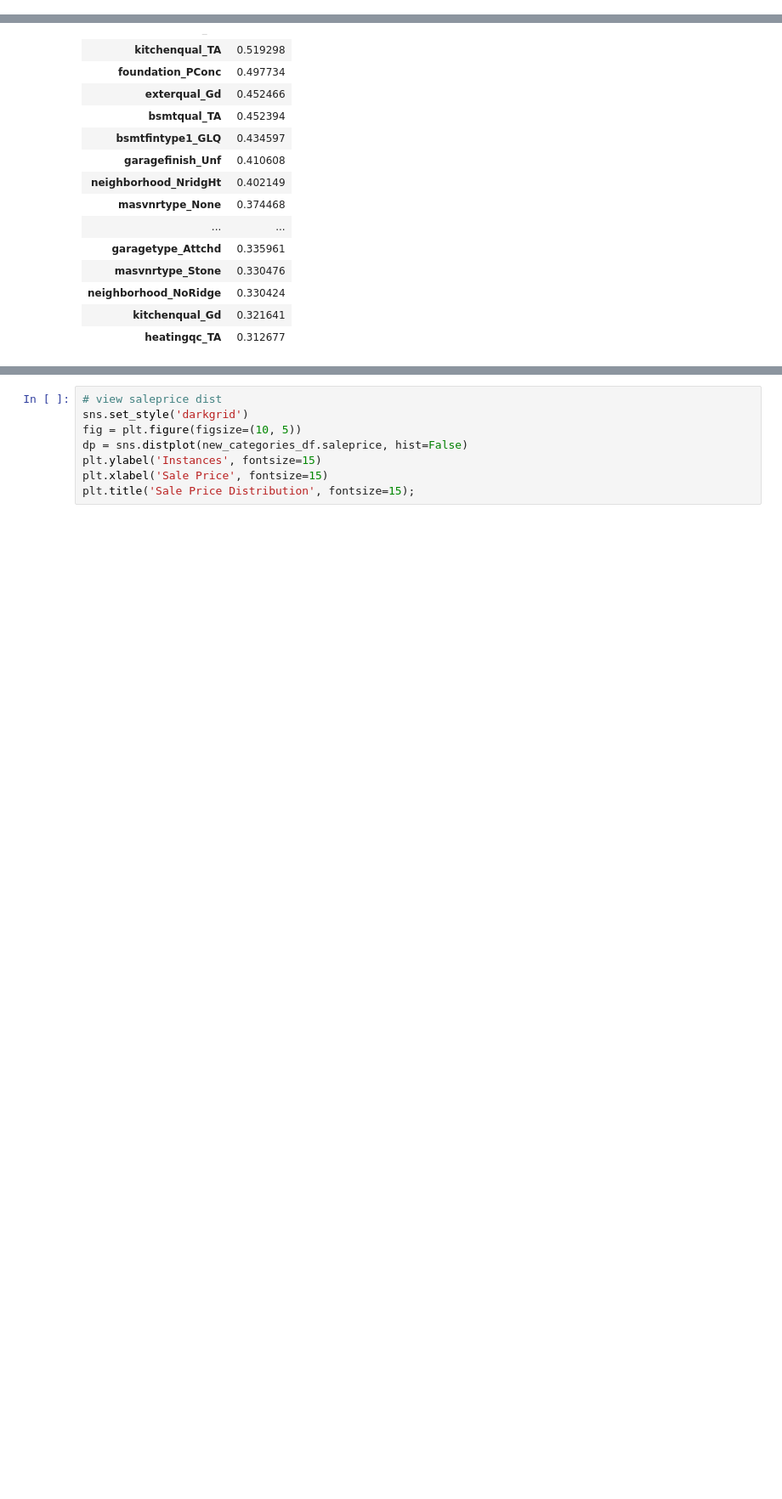
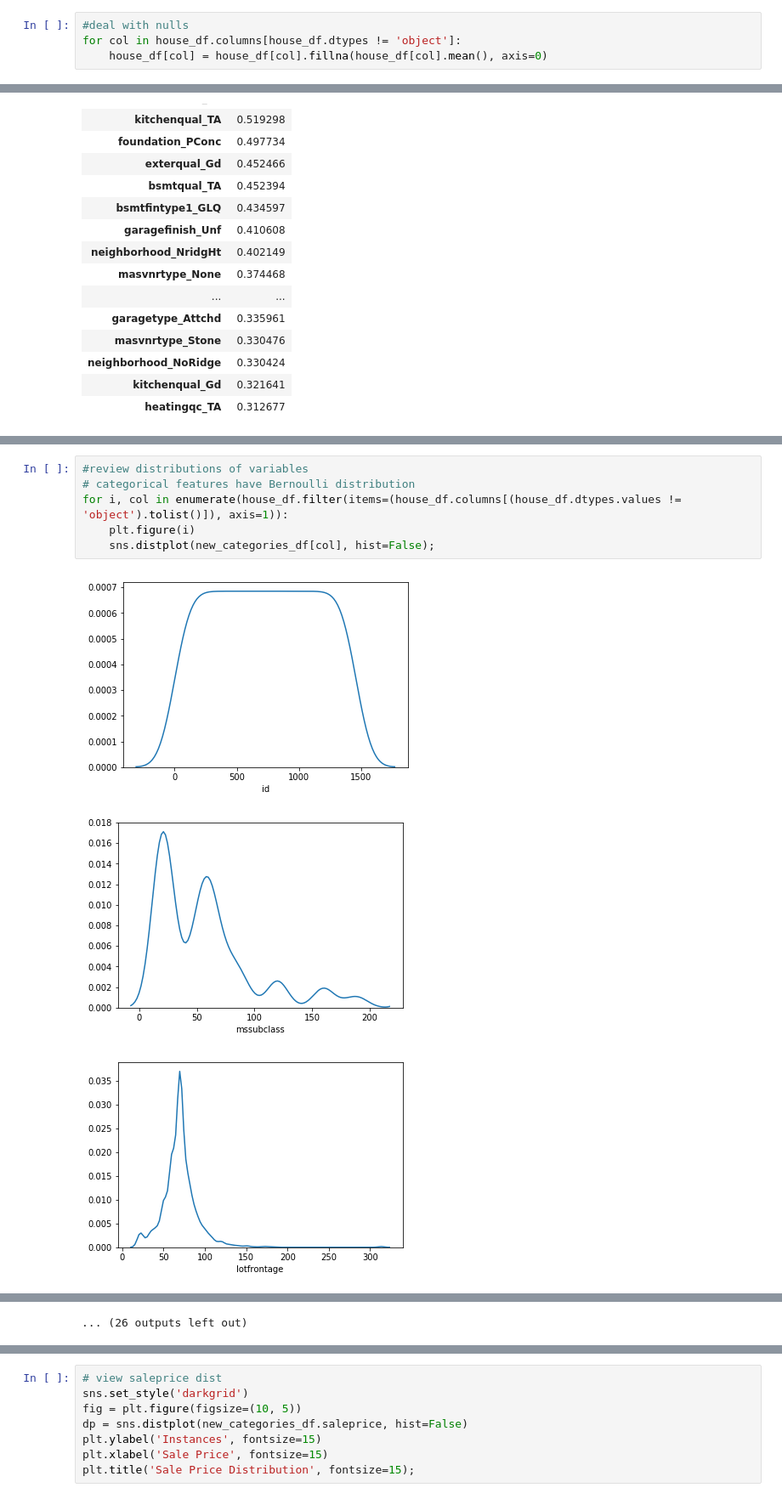
Before and after one commit to chrisoyer/thinkful_notes, a Jupyter notebook: Unit_2_supervised_learning/19/19.8_Regression_Challenge.ipynb, the cells around one changed output, grey strips where cells are left out. Shown at 85% size. Drawn from its saved outputs; the diff is of its cells as text; blank space fills up the shorter version.

```diff
--- a/Unit_2_supervised_learning/19/19.8_Regression_Challenge.ipynb
+++ b/Unit_2_supervised_learning/19/19.8_Regression_Challenge.ipynb
@@ -111,6 +111,10 @@ Index(['id', 'mssubclass', 'lotfrontage', 'lotarea', 'overallqual',
        'openporchsf', 'enclosedporch', 'threessnporch', 'screenporch',
        'poolarea', 'miscval', 'mosold', 'yrsold', 'saleprice'],
       dtype='object')
+# %%
+#deal with nulls
+for col in house_df.columns[house_df.dtypes != 'object']:
+    house_df[col] = house_df[col].fillna(house_df[col].mean(), axis=0)
 # %%
 house_df.corr()["saleprice"].abs().sort_values(ascending=False)
 # %% [output]
@@ -164,2 +168,12 @@ new_categories_df = pd.concat([new_categories_df.loc[:,new_categories_df.columns
                                house_df.filter(items=(house_df.columns[(house_df.dtypes.values != 'object').tolist()]), axis=1)],
                               axis=1) #tolist() needed to avoid hashability issue
+# %%
+#review distributions of variables
+# categorical features have Bernoulli distribution
+for i, col in enumerate(house_df.filter(items=(house_df.columns[(house_df.dtypes.values != 'object').tolist()]), axis=1)):
+    plt.figure(i)
+    sns.distplot(new_categories_df[col], hist=False);
+# %% [output]
+[figure, added]
+[figure, added]
+[figure, added]
@@ -165,0 +189 @@ new_categories_df = pd.concat([new_categories_df.loc[:,new_categories_df.columns
+... (26 outputs left out)
```
Also changed, not shown: parts of 23 cells of this notebook.
